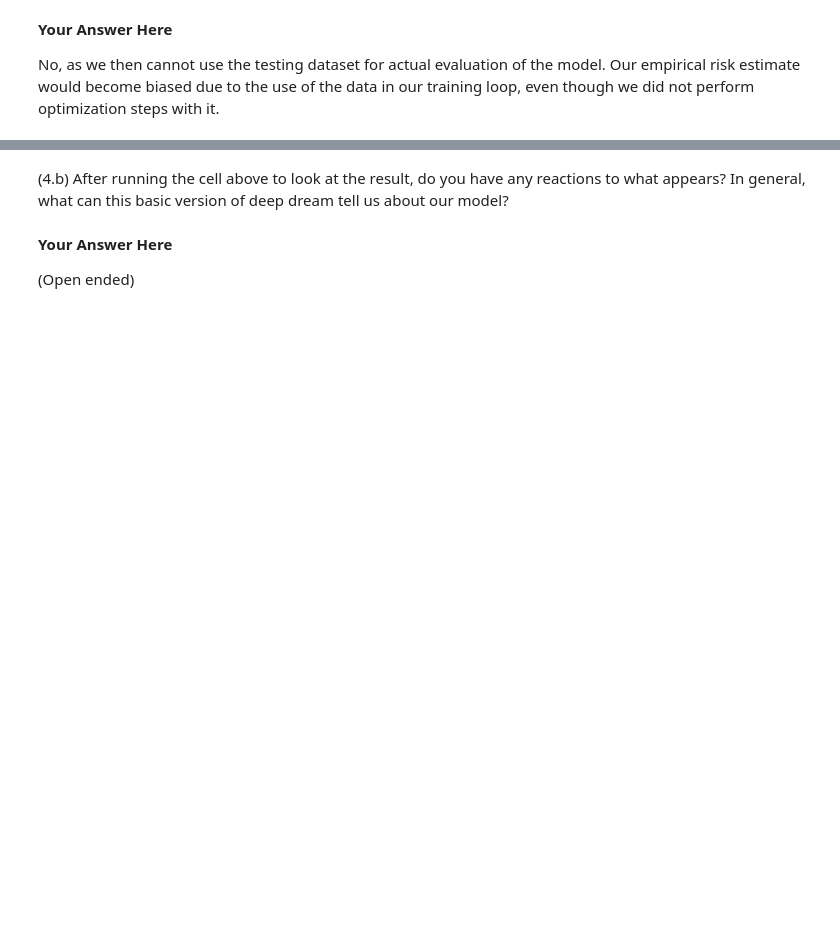
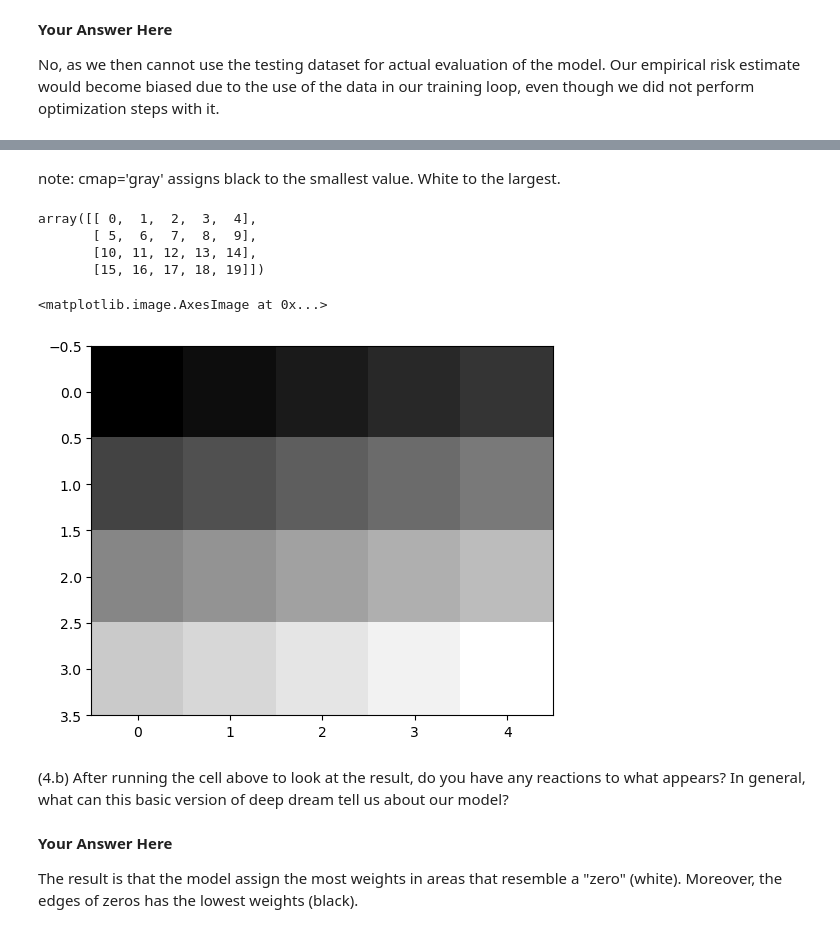
Before and after one commit to the-salty-austin/stat5242, a Jupyter notebook: hw4/03_gr5242_deep_dream.ipynb, the cells around one changed output, grey strips where cells are left out. Drawn from its saved outputs; the diff is of its cells as text; code cells hidden in the pictures; blank space fills up the shorter version.

```diff
--- a/hw4/03_gr5242_deep_dream.ipynb
+++ b/hw4/03_gr5242_deep_dream.ipynb
@@ -214,6 +295,20 @@ plt.close(fig)
+# %% [markdown]
+note: cmap='gray' assigns black to the smallest value. White to the largest.
+# %%
+np.arange(20).reshape(4, 5)
+# %% [output]
+array([[ 0,  1,  2,  3,  4],
+       [ 5,  6,  7,  8,  9],
+       [10, 11, 12, 13, 14],
+       [15, 16, 17, 18, 19]])
+# %%
+plt.imshow(np.arange(20).reshape(4, 5), cmap='gray')
+# %% [output]
+<matplotlib.image.AxesImage at 0x...>
+[figure, added]
 # %% [markdown]
 (4.b) After running the cell above to look at the result, do you have any reactions to what appears? In general, what can this basic version of deep dream tell us about our model?
-# %% [markdown]
-**Your Answer Here**
-
-(Open ended)
+# %% [markdown]
+**Your Answer Here**
+
+The result is that the model assign the most weights in areas that resemble a "zero" (white). Moreover, the edges of zeros has the lowest weights (black).
```
Also changed, not shown: parts of 10 cells of this notebook, 9 other files.
